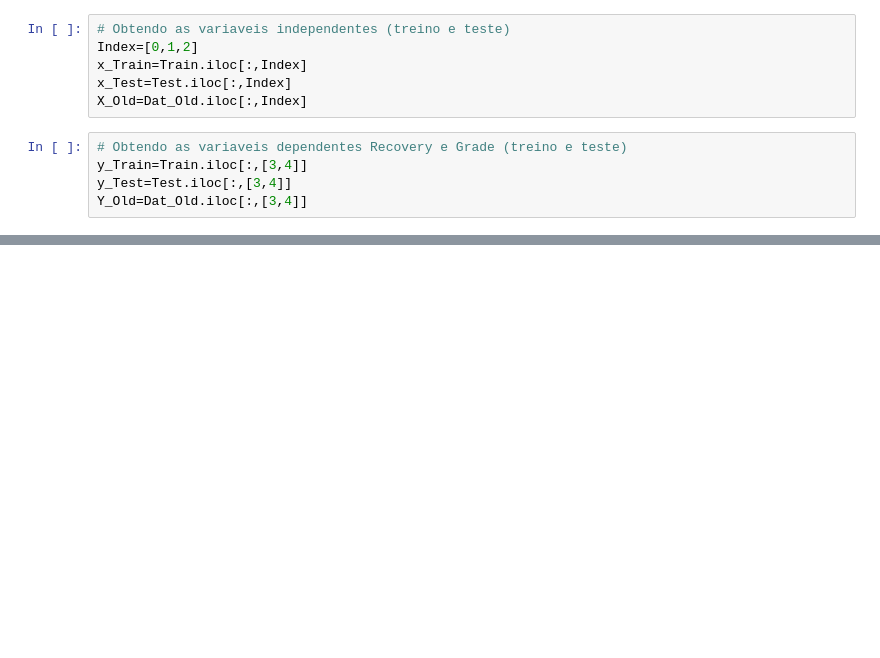
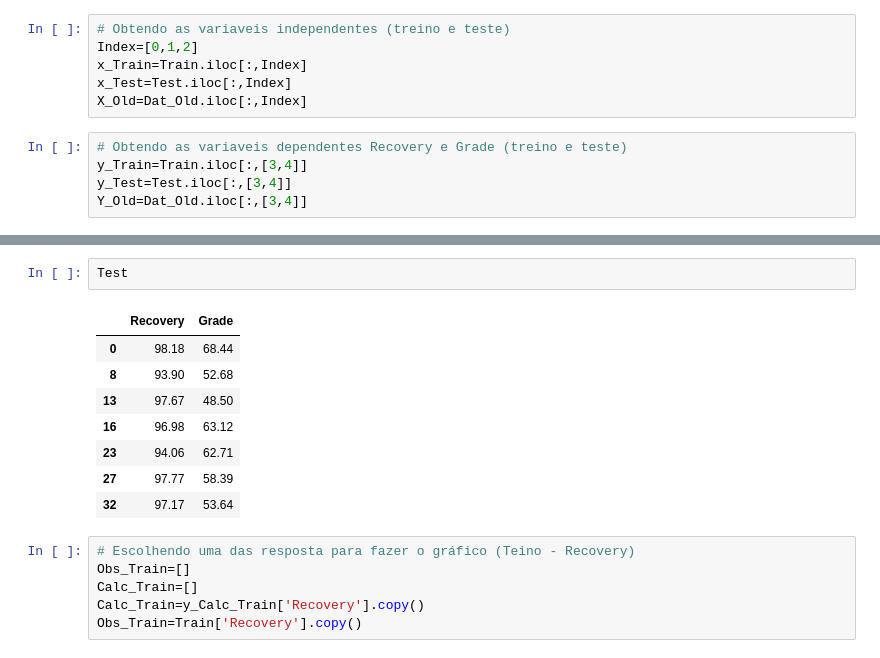
Before and after one commit to thessafuzaro/ANN, a Jupyter notebook: Projeto_Thessa.ipynb, the cells around one changed output, grey strips where cells are left out. Cells and saved outputs as stored; diff of their text form; blank space fills up the shorter version.

```diff
--- a/Projeto_Thessa.ipynb
+++ b/Projeto_Thessa.ipynb
@@ -194 +221,18 @@ test=Original(y_test,Y_OLD)'''
+# %%
+Test
+# %% [output]
+|  | Recovery | Grade |
+| 0 | 98.18 | 68.44 |
+| 8 | 93.90 | 52.68 |
+| 13 | 97.67 | 48.50 |
+| 16 | 96.98 | 63.12 |
+| 23 | 94.06 | 62.71 |
+| 27 | 97.77 | 58.39 |
+| 32 | 97.17 | 53.64 |
+# %%
+# Escolhendo uma das resposta para fazer o gráfico (Teino - Recovery)
+Obs_Train=[]
+Calc_Train=[]
+Calc_Train=y_Calc_Train['Recovery'].copy()
+Obs_Train=Train['Recovery'].copy()
 # %%
```
Also changed, not shown: parts of 19 cells of this notebook.
